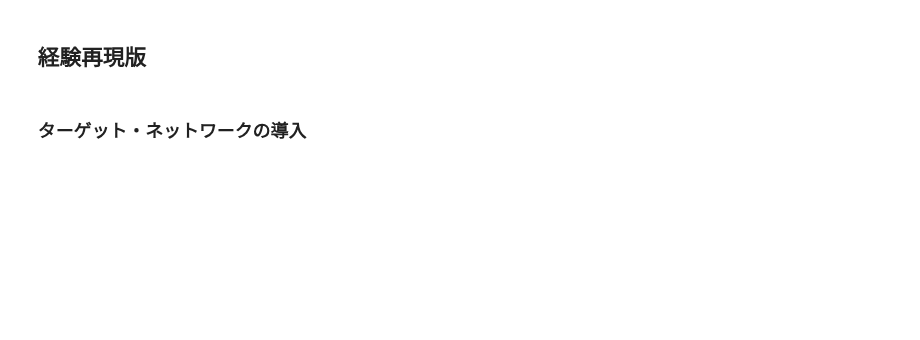
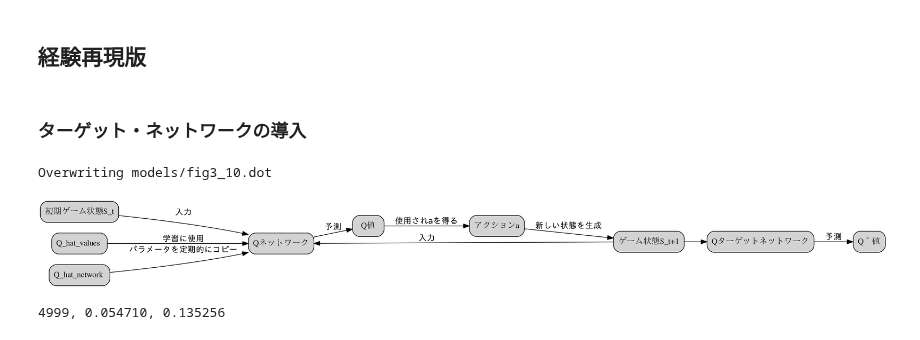
Before and after one commit to take-pwave/notebook, a Jupyter notebook: Deep_Reinforcement_Learning_in_Action/Chapter3_with_keras.ipynb, the cells around one changed output. Saved outputs shown, nothing was run; the diff lists cells and outputs as text; code cells hidden in the pictures; blank space fills up the shorter version.

```diff
--- a/Deep_Reinforcement_Learning_in_Action/Chapter3_with_keras.ipynb
+++ b/Deep_Reinforcement_Learning_in_Action/Chapter3_with_keras.ipynb
@@ -282,3 +310,31 @@ Reward: 10
 ## 経験再現版
 # %% [markdown]
 ### ターゲット・ネットワークの導入
+# %%
+%%writefile models/fig3_10.dot
+digraph fig3_10 {
+    // 書式を設定
+    graph [rankdir=LR, charset="UTF-8"];
+    node [shape="box", style="rounded,filled"];
+    edge [fontname="ipafont-gothic", lblstyle="auto"];
+
+    Initial_Game_State_St [label="初期ゲーム状態S_t"];
+    Q_network [label="Qネットワーク"];
+    Q_values [label="Q値"];
+    Action_a [label="アクションa"];
+    Game_state_St1 [label="ゲーム状態S_t+1"];
+    Q_hat_network [label="Qターゲットネットワーク"];
+    Q_hat_values [label="Q＾値"];
+
+    Initial_Game_State_St -> Q_network  [label="入力"];
+    Q_network -> Q_values [label="予測"];
+    Q_values-> Action_a [label="使用されaを得る"];
+    Action_a -> Game_state_St1 [label="新しい状態を生成"];
+    Game_state_St1 -> Q_network [label="入力"];
+    Game_state_St1 -> Q_hat_network;
+    Q_hat_network -> Q_hat_values [label="予測"];
+    Q_hat_values　-> Q_network [label="学習に使用"];
+    Q_hat_network　-> Q_network [label="パラメータを定期的にコピー"];
+ }
+# %% [output]
+Overwriting models/fig3_10.dot
@@ -284,0 +344,4 @@ Reward: 10
+# %%
+Image("images/fig3_10.png")
+# %% [output]
+[figure, added]
@@ -284,0 +399,34 @@ Reward: 10
+# %%
+epsilon = 1.0
+epochs = 5000
+losses = []
+changeCount = 50
+max_moves = 100
+
+# モデルと環境を生成
+modelT = createModel()
+targetModel = createModel()
+game = Gridworld(mode='random')
+env = TargetMemoryEnv(modelT, targetModel, game, epsilon)
+# エポック数試行する
+for i in range(epochs):
+    env.game = Gridworld(mode='random')
+    env.epsilon = epsilon
+    done = False
+    mov = 0
+    state = env.state()
+    while not done:
+        action, Qprob = env.action(state)
+        newState, reward, done = env.step(action)
+        mov += 1
+        env.remember(state, action, reward, newState, done)
+        if done or mov > max_moves:
+            done = True
+        env.replay(losses)
+        env.targetUpdate()
+        state = newState
+
+    if epsilon > 0.1:
+        epsilon -= (1.0/epochs)
+# %% [output]
+4999, 0.054710, 0.135256
```
Also changed, not shown: parts of 18 cells of this notebook, 2 other files.
